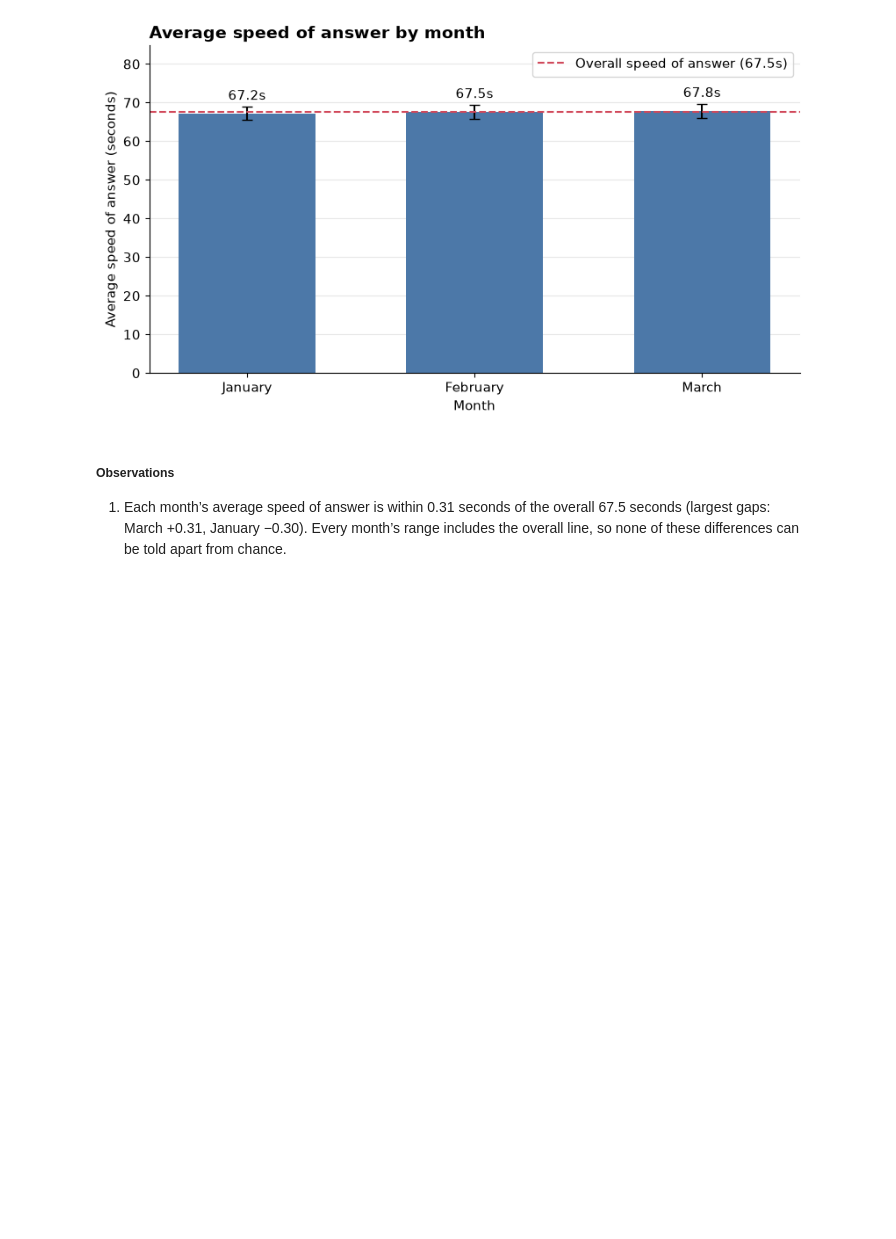
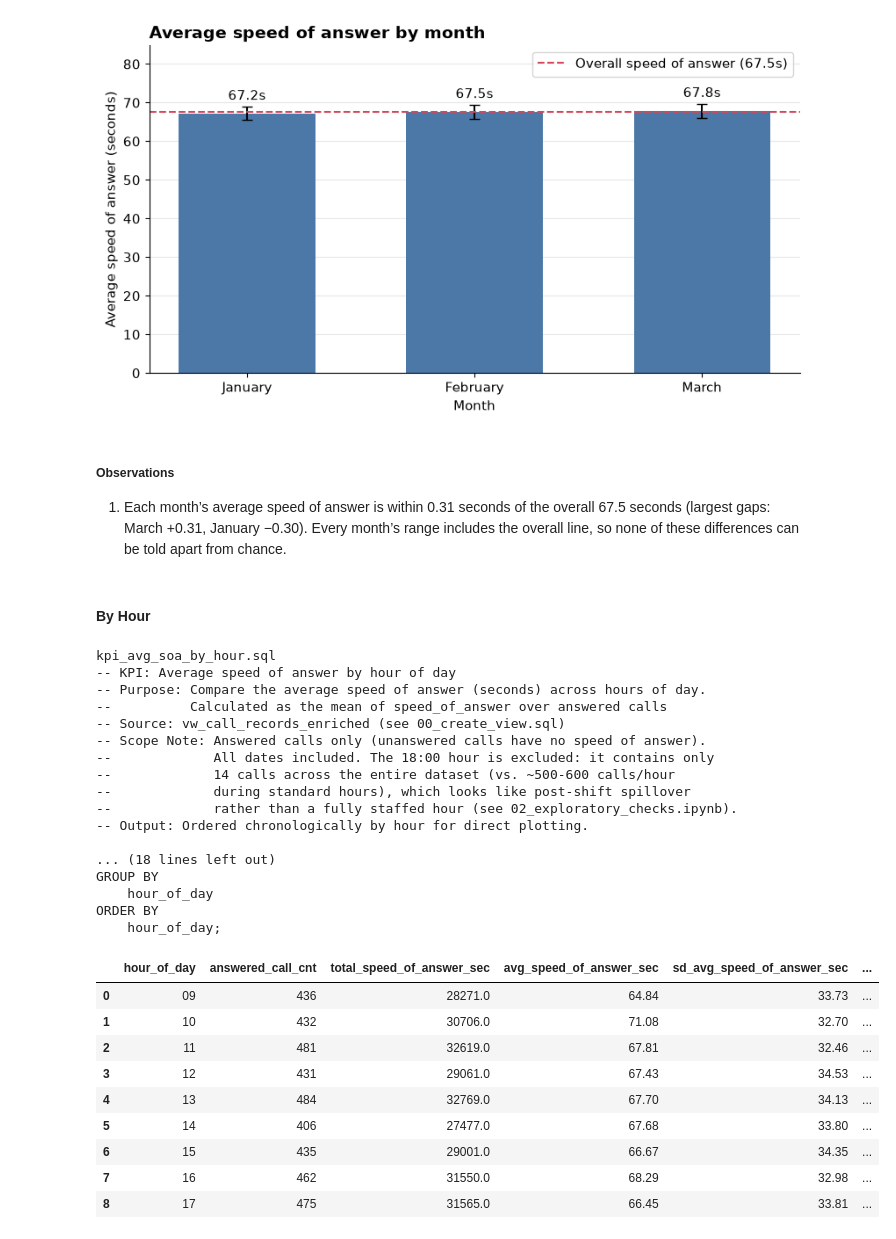
Before and after one commit to Ashish-Krishna-K/call-center-staffing-analytics, a Jupyter notebook: notebooks/03_kpi_analysis.ipynb, the cells around one changed output. Saved outputs shown, nothing was run; the diff lists cells and outputs as text; code cells hidden in the pictures; blank space fills up the shorter version.

```diff
--- a/notebooks/03_kpi_analysis.ipynb
+++ b/notebooks/03_kpi_analysis.ipynb
@@ -1037,3 +1037,45 @@ plt.show()
 ##### Observations
 
 1. Each month’s average speed of answer is within 0.31 seconds of the overall 67.5 seconds (largest gaps: March +0.31, January −0.30). Every month’s range includes the overall line, so none of these differences can be told apart from chance.
+# %% [markdown]
+#### By Hour
+# %%
+filename = sql_results["avg_soa_hour"]["filename"]
+sql_query = sql_results["avg_soa_hour"]["sql_query"]
+df = sql_results["avg_soa_hour"]["dataframe"]
+overall_mean = (df["avg_speed_of_answer_sec"] * df["answered_call_cnt"]).sum() / df["answered_call_cnt"].sum()
+se = df["sd_avg_speed_of_answer_sec"] / df["answered_call_cnt"] ** 0.5
+assert not se.isna().any()
+print(filename)
+print(sql_query)
+display(
+    df.assign(diff_from_overall_sec=(df["avg_speed_of_answer_sec"] - overall_mean).round(2))
+)
+# %% [output]
+kpi_avg_soa_by_hour.sql
+-- KPI: Average speed of answer by hour of day
+-- Purpose: Compare the average speed of answer (seconds) across hours of day.
+--          Calculated as the mean of speed_of_answer over answered calls
+-- Source: vw_call_records_enriched (see 00_create_view.sql)
+-- Scope Note: Answered calls only (unanswered calls have no speed of answer).
+--             All dates included. The 18:00 hour is excluded: it contains only
+--             14 calls across the entire dataset (vs. ~500-600 calls/hour
+--             during standard hours), which looks like post-shift spillover
+--             rather than a fully staffed hour (see 02_exploratory_checks.ipynb).
+-- Output: Ordered chronologically by hour for direct plotting.
+
+... (18 lines left out)
+GROUP BY
+    hour_of_day
+ORDER BY
+    hour_of_day;
+|  | hour_of_day | answered_call_cnt | total_speed_of_answer_sec | avg_speed_of_answer_sec | sd_avg_speed_of_answer_sec | ... |
+| 0 | 09 | 436 | 28271.0 | 64.84 | 33.73 | ... |
+| 1 | 10 | 432 | 30706.0 | 71.08 | 32.70 | ... |
+| 2 | 11 | 481 | 32619.0 | 67.81 | 32.46 | ... |
+| 3 | 12 | 431 | 29061.0 | 67.43 | 34.53 | ... |
+| 4 | 13 | 484 | 32769.0 | 67.70 | 34.13 | ... |
+| 5 | 14 | 406 | 27477.0 | 67.68 | 33.80 | ... |
+| 6 | 15 | 435 | 29001.0 | 66.67 | 34.35 | ... |
+| 7 | 16 | 462 | 31550.0 | 68.29 | 32.98 | ... |
+| 8 | 17 | 475 | 31565.0 | 66.45 | 33.81 | ... |
```
Also changed, not shown: parts of 2 cells of this notebook.
